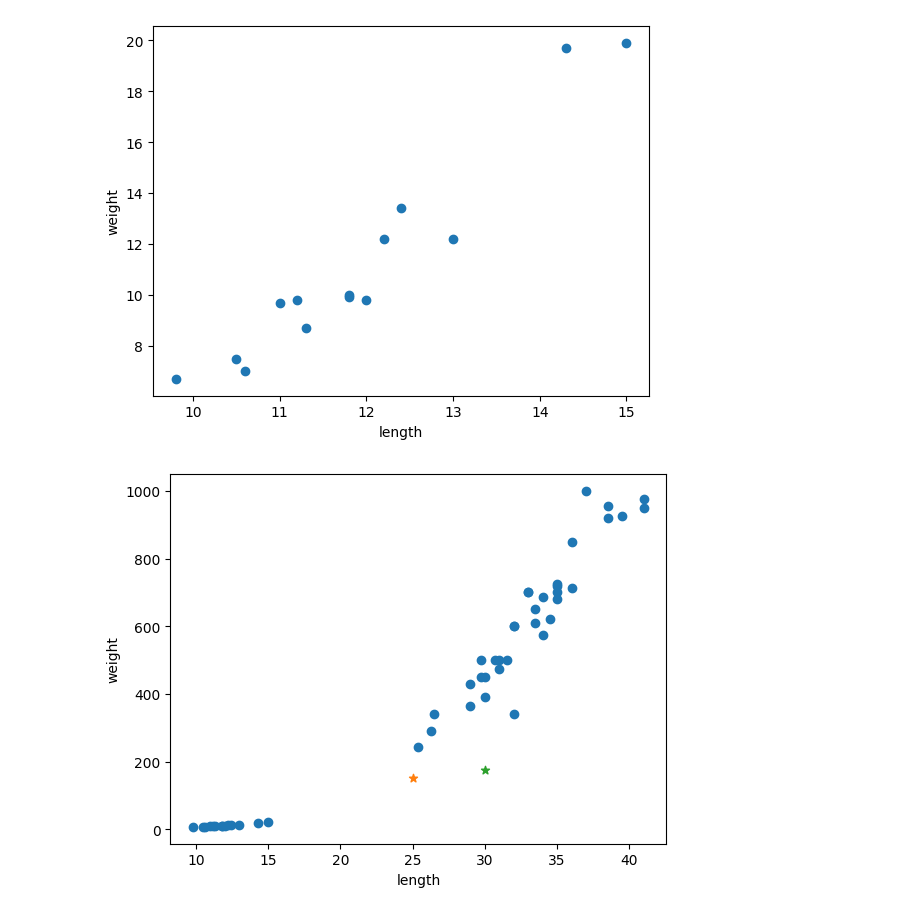
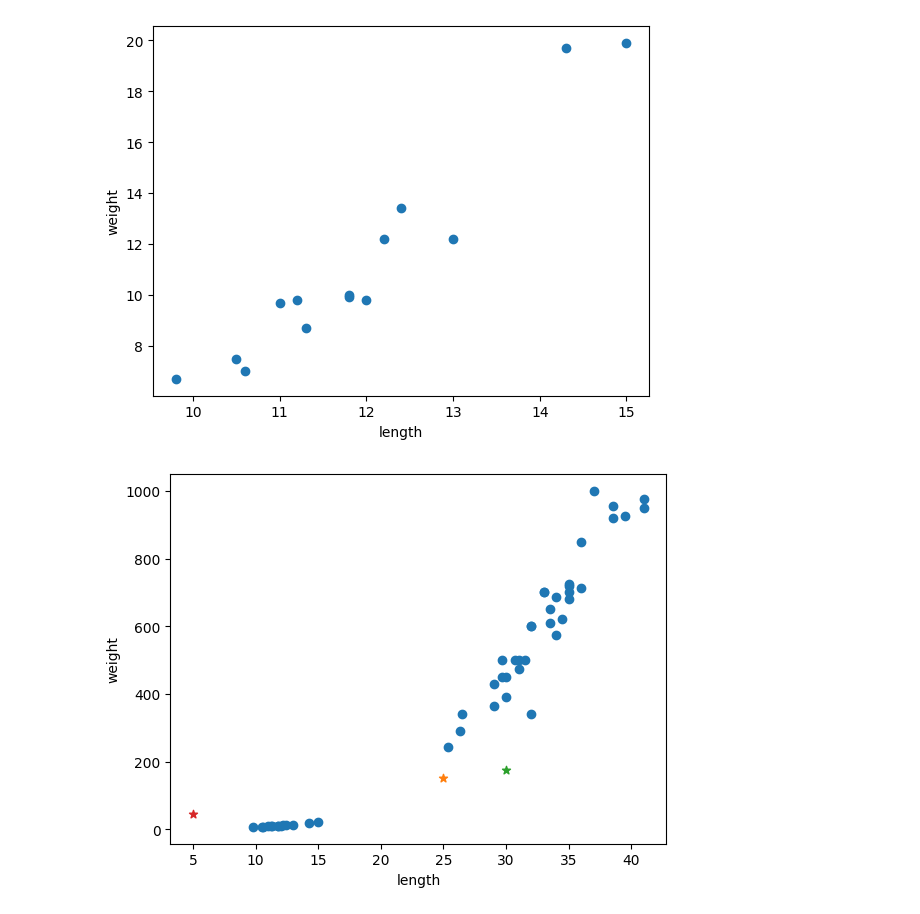
Before and after one commit to WhiteCapella/fishmlserv, a Jupyter notebook: note/Untitled.ipynb, the cells around one changed output. Cells and saved outputs as stored; diff of their text form; code cells hidden in the pictures.

```diff
--- a/note/Untitled.ipynb
+++ b/note/Untitled.ipynb
@@ -20,31 +20,32 @@ plt.ylabel('weight')
 plt.show()
 
 fish_length = bream_length + smelt_length
 fish_weight = bream_weight + smelt_weight
 len(bream_length)
 len(smelt_length)
 
 len(bream_weight)
 len(smelt_weight)
 
 
 
 
 
 fish_data = np.column_stack((fish_length, fish_weight))
 fish_target = np.concatenate((np.ones(35), np.zeros(14)))
 kn = KNeighborsClassifier(n_neighbors=5)
 kn.fit(fish_data,fish_target)
 
 kn.predict([[24, 150]])
 plt.scatter(fish_data[:,0], fish_data[:,1])
 plt.xlabel('length')
 plt.ylabel('weight')
 plt.scatter(25,150,marker="*")
 plt.scatter(30,174,marker="*")
+plt.scatter(5,44,marker="*")
 
 plt.show()
 # %% [output]
 [figure]
 [figure]
-[figure, old version]
+[figure, new version]
```
Also changed, not shown: parts of 1 cell of this notebook, 1 other file.
